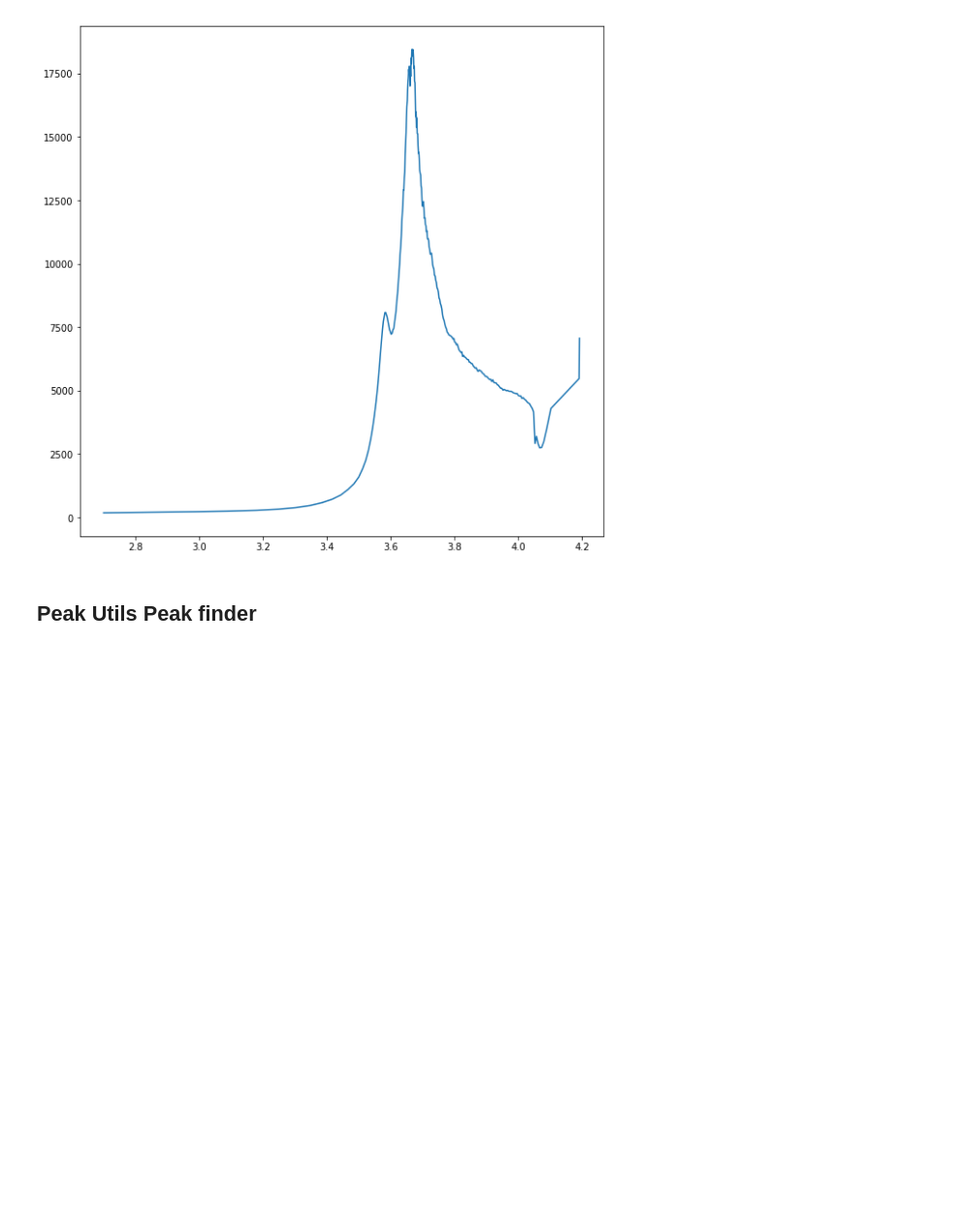
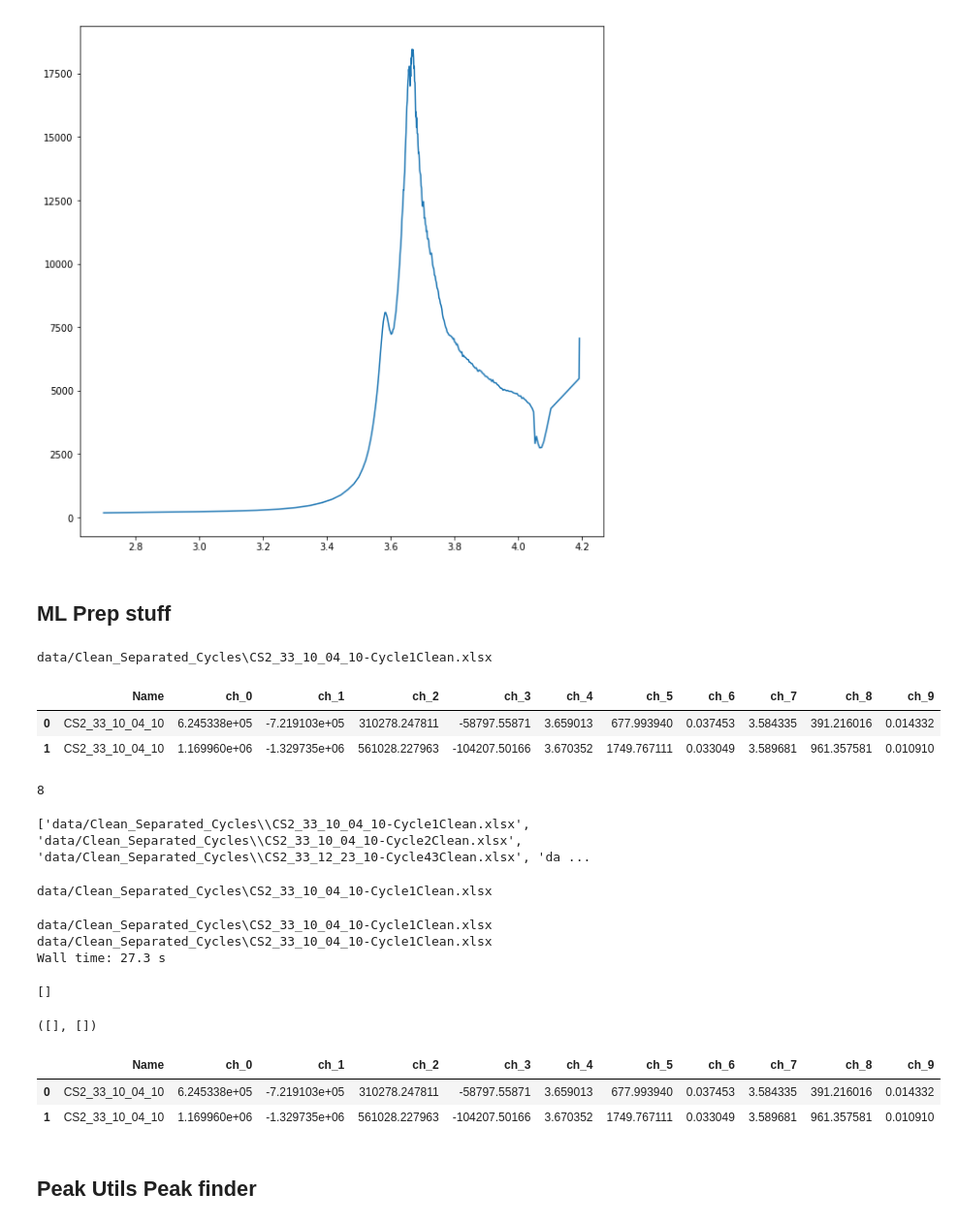
Before and after one commit to nicolet5/DiffCapAnalyzer, a Jupyter notebook: chachies/FittingFunctionDev.ipynb, the cells around one changed output. Shown at 97% size. Drawn from its saved outputs; the diff is of its cells as text; code cells hidden in the pictures; blank space fills up the shorter version.

```diff
--- a/chachies/FittingFunctionDev.ipynb
+++ b/chachies/FittingFunctionDev.ipynb
@@ -61,6 +61,52 @@ fig = plt.figure(figsize=(10, 10), facecolor='w', edgecolor='k')
 myplot = plt.plot(sigx_bot, sigy_bot)
 # %% [output]
 [figure]
+# %% [markdown]
+## ML Prep stuff
+# %%
+import descriptors
+
+charge_descript, discharge_descript, name = descriptors.imp_all('data/Clean_Separated_Cycles', 'CS2_33_10_04_10')
+df = descriptors.pd_create(charge_descript, name, 'c')
+descriptors.pd_update(df, charge_descript)
+# %% [output]
+data/Clean_Separated_Cycles\CS2_33_10_04_10-Cycle1Clean.xlsx
+|  | Name | ch_0 | ch_1 | ch_2 | ch_3 | ch_4 | ch_5 | ch_6 | ch_7 | ch_8 | ch_9 |
+| 0 | CS2_33_10_04_10 | 6.245338e+05 | -7.219103e+05 | 310278.247811 | -58797.55871 | 3.659013 | 677.993940 | 0.037453 | 3.584335 | 391.216016 | 0.014332 |
+| 1 | CS2_33_10_04_10 | 1.169960e+06 | -1.329735e+06 | 561028.227963 | -104207.50166 | 3.670352 | 1749.767111 | 0.033049 | 3.589681 | 961.357581 | 0.010910 |
+# %%
+len(col_ch[0])
+lst = [1, 3, 8, 2]
+lst.index(max(lst))
+# %% [output]
+8
+# %%
+import descriptors
+df_ch, col_ch = descriptors.df_generate('data/Clean_Separated_Cycles', 'c')
+# %% [output]
+['data/Clean_Separated_Cycles\\CS2_33_10_04_10-Cycle1Clean.xlsx', 'data/Clean_Separated_Cycles\\CS2_33_10_04_10-Cycle2Clean.xlsx', 'data/Clean_Separated_Cycles\\CS2_33_12_23_10-Cycle43Clean.xlsx', 'da ...
+data/Clean_Separated_Cycles\CS2_33_10_04_10-Cycle1Clean.xlsx
+# %%
+%%time
+import descriptors
+df = descriptors.ML_generate('data/Clean_Separated_Cycles')
+df.columns
+# %% [output]
+data/Clean_Separated_Cycles\CS2_33_10_04_10-Cycle1Clean.xlsx
+data/Clean_Separated_Cycles\CS2_33_10_04_10-Cycle1Clean.xlsx
+Wall time: 27.3 s
+# %%
+import descriptors
+descriptors.df_generate('data/Clean_Separate_Cycles', 'd')
+# %% [output]
+[]
+([], [])
+# %%
+df
+# %% [output]
+|  | Name | ch_0 | ch_1 | ch_2 | ch_3 | ch_4 | ch_5 | ch_6 | ch_7 | ch_8 | ch_9 |
+| 0 | CS2_33_10_04_10 | 6.245338e+05 | -7.219103e+05 | 310278.247811 | -58797.55871 | 3.659013 | 677.993940 | 0.037453 | 3.584335 | 391.216016 | 0.014332 |
+| 1 | CS2_33_10_04_10 | 1.169960e+06 | -1.329735e+06 | 561028.227963 | -104207.50166 | 3.670352 | 1749.767111 | 0.033049 | 3.589681 | 961.357581 | 0.010910 |
 # %% [markdown]
 ## Peak Utils Peak finder
 # %%
```
Also changed, not shown: parts of 1 cell of this notebook, 1 other file.
